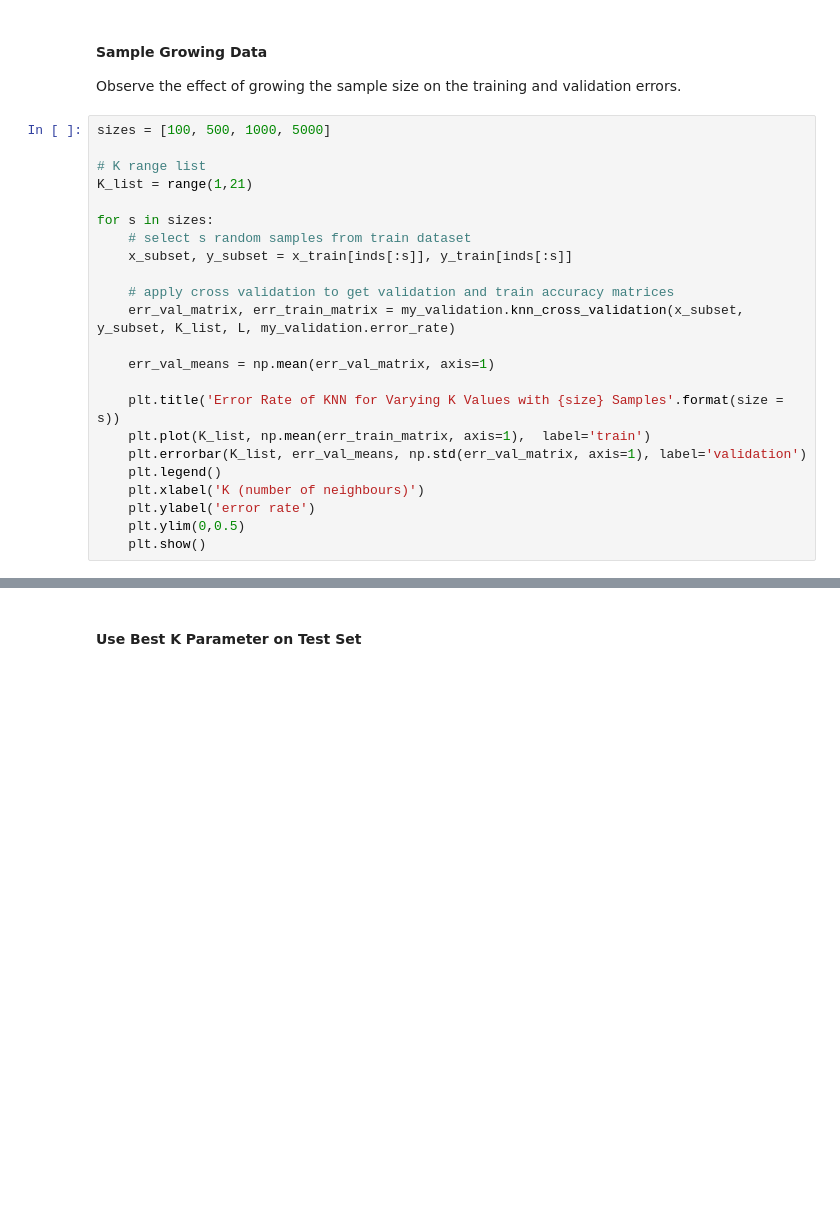
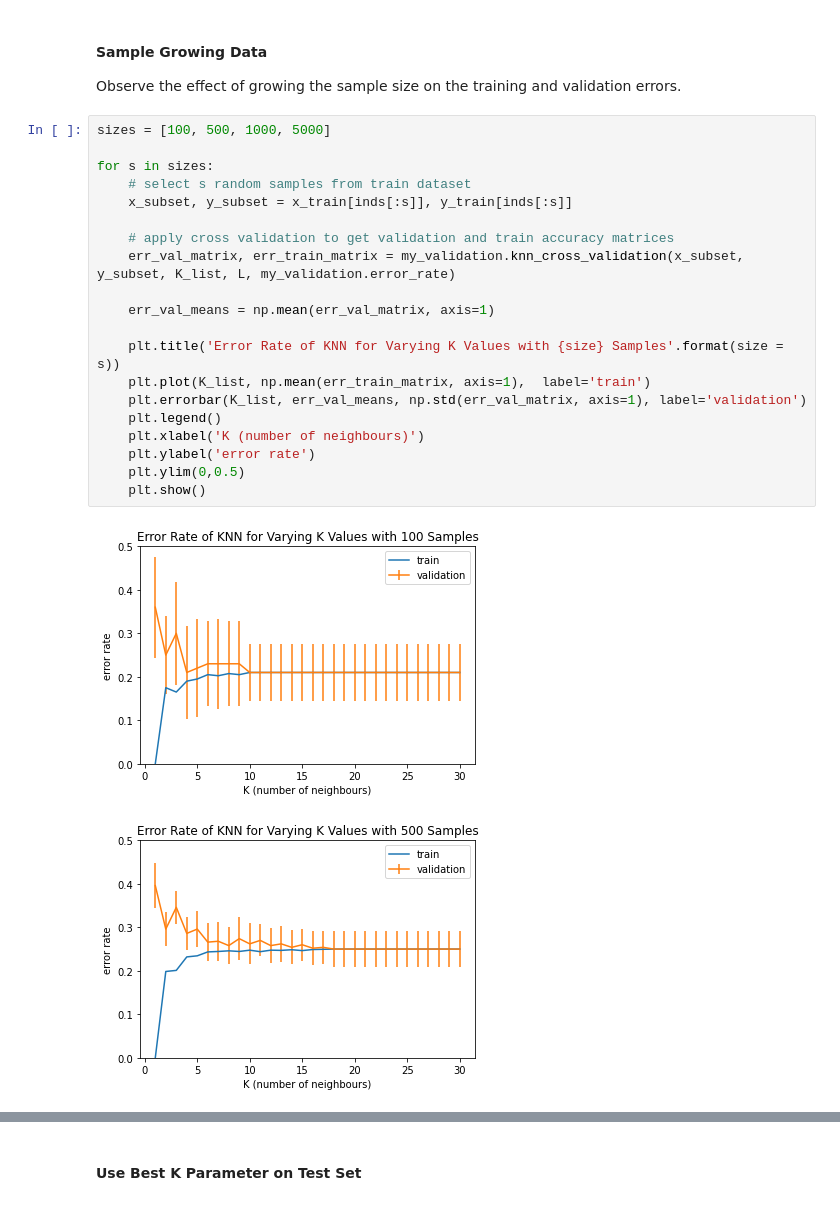
Before and after one commit to chrismartel/COMP551, a Jupyter notebook: projects/p1/adult_salary.ipynb, the cells around one changed output, grey strips where cells are left out. Saved outputs shown, nothing was run; the diff lists cells and outputs as text; blank space fills up the shorter version.

```diff
--- a/projects/p1/adult_salary.ipynb
+++ b/projects/p1/adult_salary.ipynb
@@ -271,24 +283,24 @@ KeyboardInterrupt:
 Observe the effect of growing the sample size on the training and validation errors.
 # %%
 sizes = [100, 500, 1000, 5000]
-
-# K range list
-K_list = range(1,21)
 
 for s in sizes:
     # select s random samples from train dataset
     x_subset, y_subset = x_train[inds[:s]], y_train[inds[:s]]
 
     # apply cross validation to get validation and train accuracy matrices
     err_val_matrix, err_train_matrix = my_validation.knn_cross_validation(x_subset, y_subset, K_list, L, my_validation.error_rate)
 
     err_val_means = np.mean(err_val_matrix, axis=1)
 
     plt.title('Error Rate of KNN for Varying K Values with {size} Samples'.format(size = s))
     plt.plot(K_list, np.mean(err_train_matrix, axis=1),  label='train')
     plt.errorbar(K_list, err_val_means, np.std(err_val_matrix, axis=1), label='validation')
     plt.legend()
     plt.xlabel('K (number of neighbours)')
     plt.ylabel('error rate')
     plt.ylim(0,0.5)
     plt.show()
+# %% [output]
+[figure, added]
+[figure, added]
```
Also changed, not shown: parts of 25 cells of this notebook.
